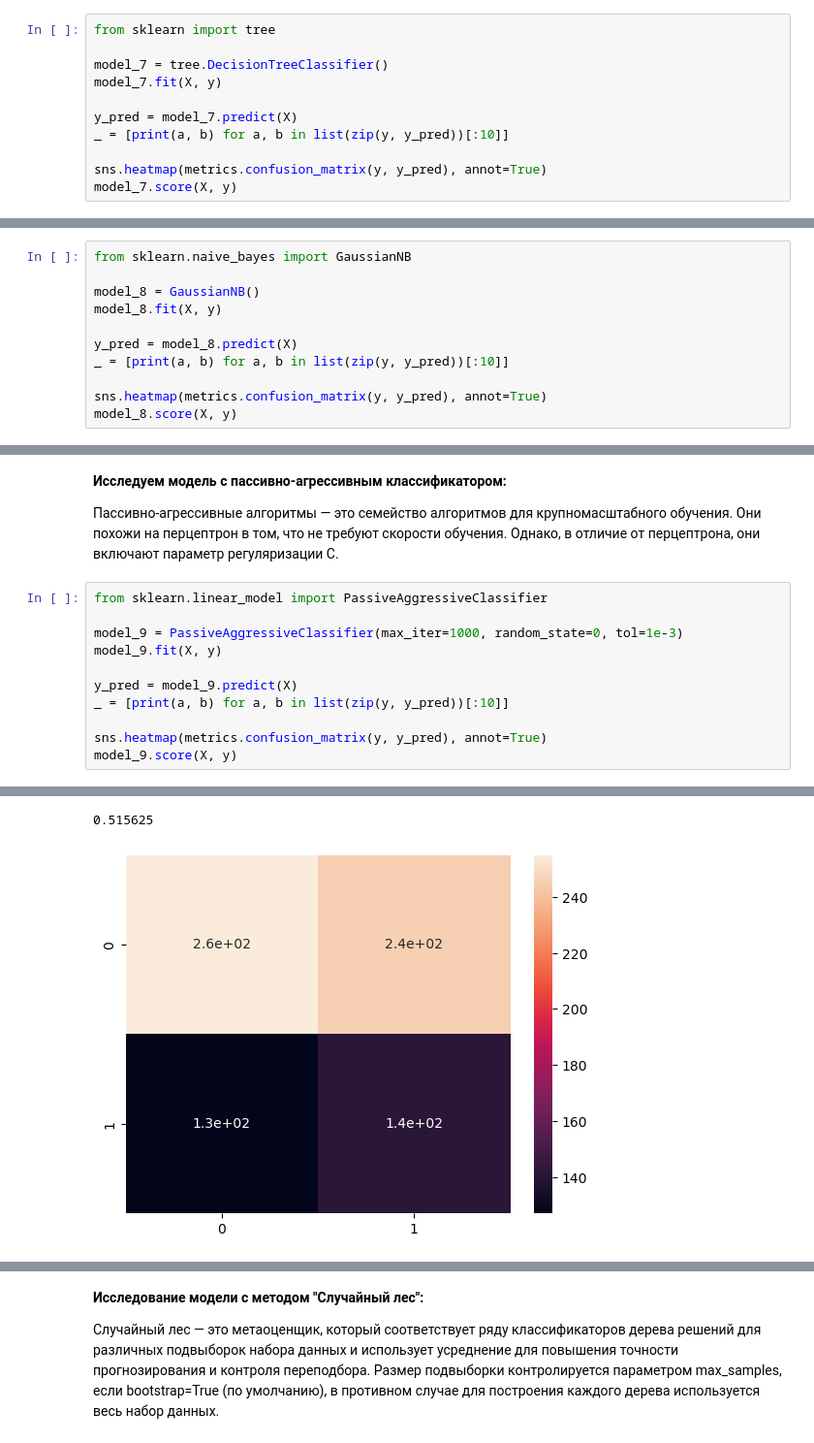
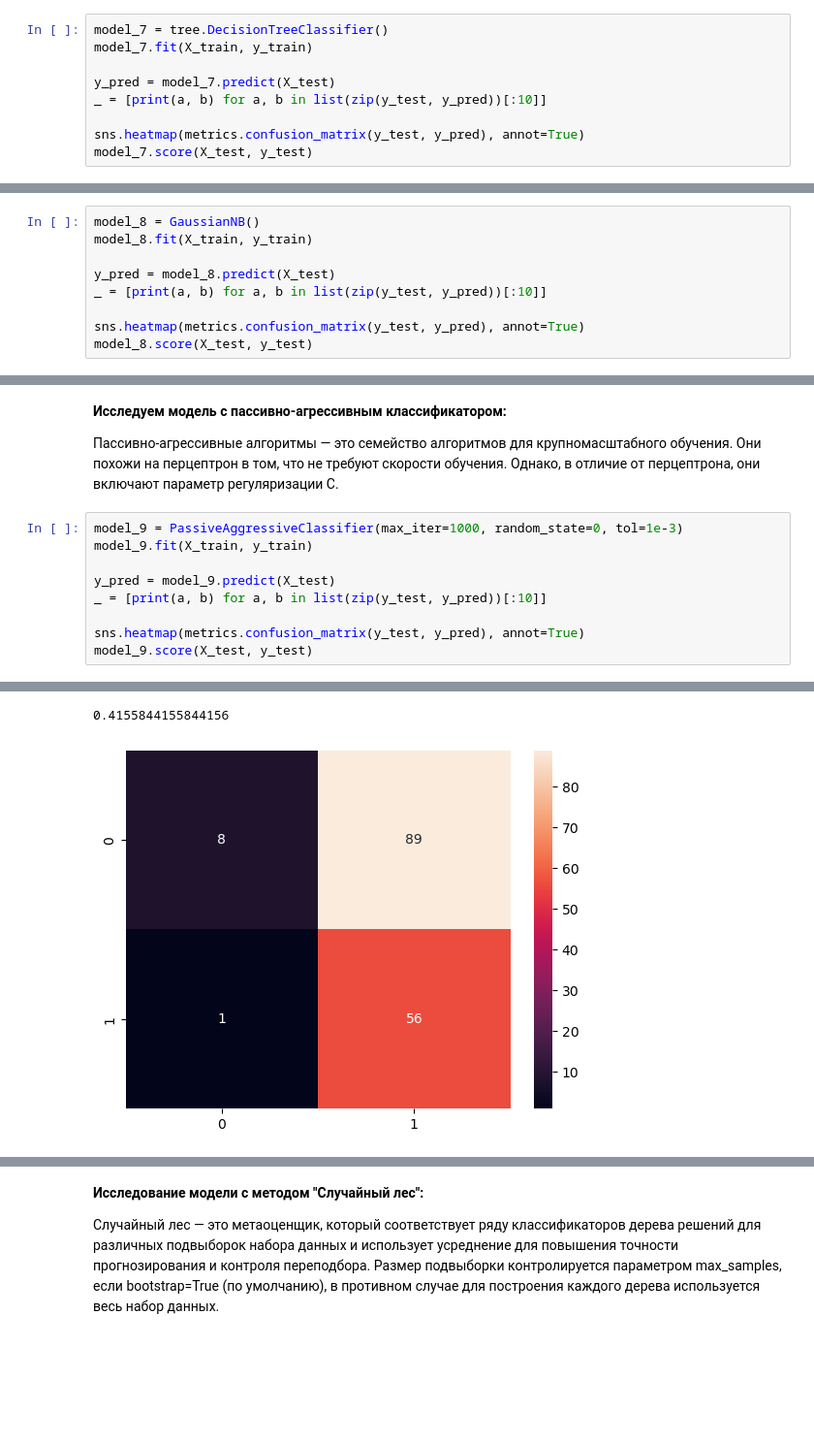
Before and after one commit to CamilaMusina/ML, a Jupyter notebook: lab5/lab5_ml.ipynb, the cells around one changed output, grey strips where cells are left out. Shown at 97% size. Drawn from its saved outputs; the diff is of its cells as text; blank space fills up the shorter version.

```diff
--- a/lab5/lab5_ml.ipynb
+++ b/lab5/lab5_ml.ipynb
@@ -618,14 +636,12 @@ model_6.score(X, y)
 - Существуют концепции, которые трудно изучить, поскольку деревья решений не выражают их легко, например проблемы XOR, четности или мультиплексора.
 - Ученики дерева решений создают предвзятые деревья, если некоторые классы доминируют. Поэтому рекомендуется сбалансировать набор данных перед подгонкой к дереву решений.
 # %%
-from sklearn import tree
+model_7 = tree.DecisionTreeClassifier()
+model_7.fit(X_train, y_train)
 
-model_7 = tree.DecisionTreeClassifier()
-model_7.fit(X, y)
+y_pred = model_7.predict(X_test)
+_ = [print(a, b) for a, b in list(zip(y_test, y_pred))[:10]]
 
-y_pred = model_7.predict(X)
-_ = [print(a, b) for a, b in list(zip(y, y_pred))[:10]]
-
-sns.heatmap(metrics.confusion_matrix(y, y_pred), annot=True)
-model_7.score(X, y)
+sns.heatmap(metrics.confusion_matrix(y_test, y_pred), annot=True)
+model_7.score(X_test, y_test)
 # %% [output]
@@ -660,14 +674,12 @@ _ = tree.plot_tree(model_7,
 
 С другой стороны, хотя наивный байесовский классификатор известен как приличный классификатор, он известен как плохой оценщик, поэтому к вероятностным выходным predict_proba данным не следует относиться слишком серьезно.
 # %%
-from sklearn.naive_bayes import GaussianNB
+model_8 = GaussianNB()
+model_8.fit(X_train, y_train)
 
-model_8 = GaussianNB()
-model_8.fit(X, y)
+y_pred = model_8.predict(X_test)
+_ = [print(a, b) for a, b in list(zip(y_test, y_pred))[:10]]
 
-y_pred = model_8.predict(X)
-_ = [print(a, b) for a, b in list(zip(y, y_pred))[:10]]
-
-sns.heatmap(metrics.confusion_matrix(y, y_pred), annot=True)
-model_8.score(X, y)
+sns.heatmap(metrics.confusion_matrix(y_test, y_pred), annot=True)
+model_8.score(X_test, y_test)
 # %% [output]
@@ -688,14 +700,12 @@ model_8.score(X, y)
 
 Пассивно-агрессивные алгоритмы — это семейство алгоритмов для крупномасштабного обучения. Они похожи на перцептрон в том, что не требуют скорости обучения. Однако, в отличие от перцептрона, они включают параметр регуляризации C.
 # %%
-from sklearn.linear_model import PassiveAggressiveClassifier
+model_9 = PassiveAggressiveClassifier(max_iter=1000, random_state=0, tol=1e-3)
+model_9.fit(X_train, y_train)
 
-model_9 = PassiveAggressiveClassifier(max_iter=1000, random_state=0, tol=1e-3)
-model_9.fit(X, y)
+y_pred = model_9.predict(X_test)
+_ = [print(a, b) for a, b in list(zip(y_test, y_pred))[:10]]
 
-y_pred = model_9.predict(X)
-_ = [print(a, b) for a, b in list(zip(y, y_pred))[:10]]
-
-sns.heatmap(metrics.confusion_matrix(y, y_pred), annot=True)
-model_9.score(X, y)
+sns.heatmap(metrics.confusion_matrix(y_test, y_pred), annot=True)
+model_9.score(X_test, y_test)
 # %% [output]
@@ -712,5 +722,5 @@ model_9.score(X, y)
-0.515625
+0.4155844155844156
-[figure, old version]
+[figure, new version]
 # %% [markdown]
 **Исследуем модель с гребневым классификатором:**
 
```
Also changed, not shown: parts of 54 cells of this notebook.
